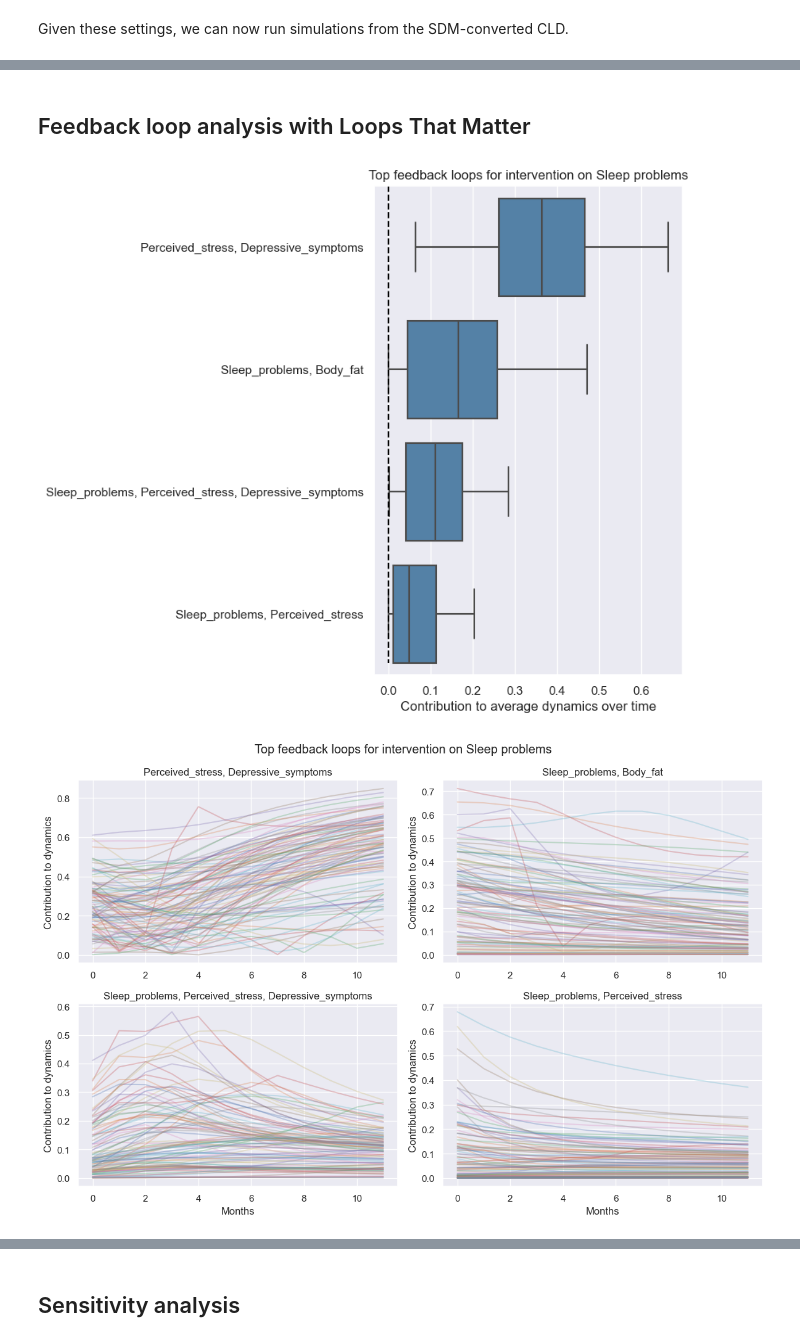
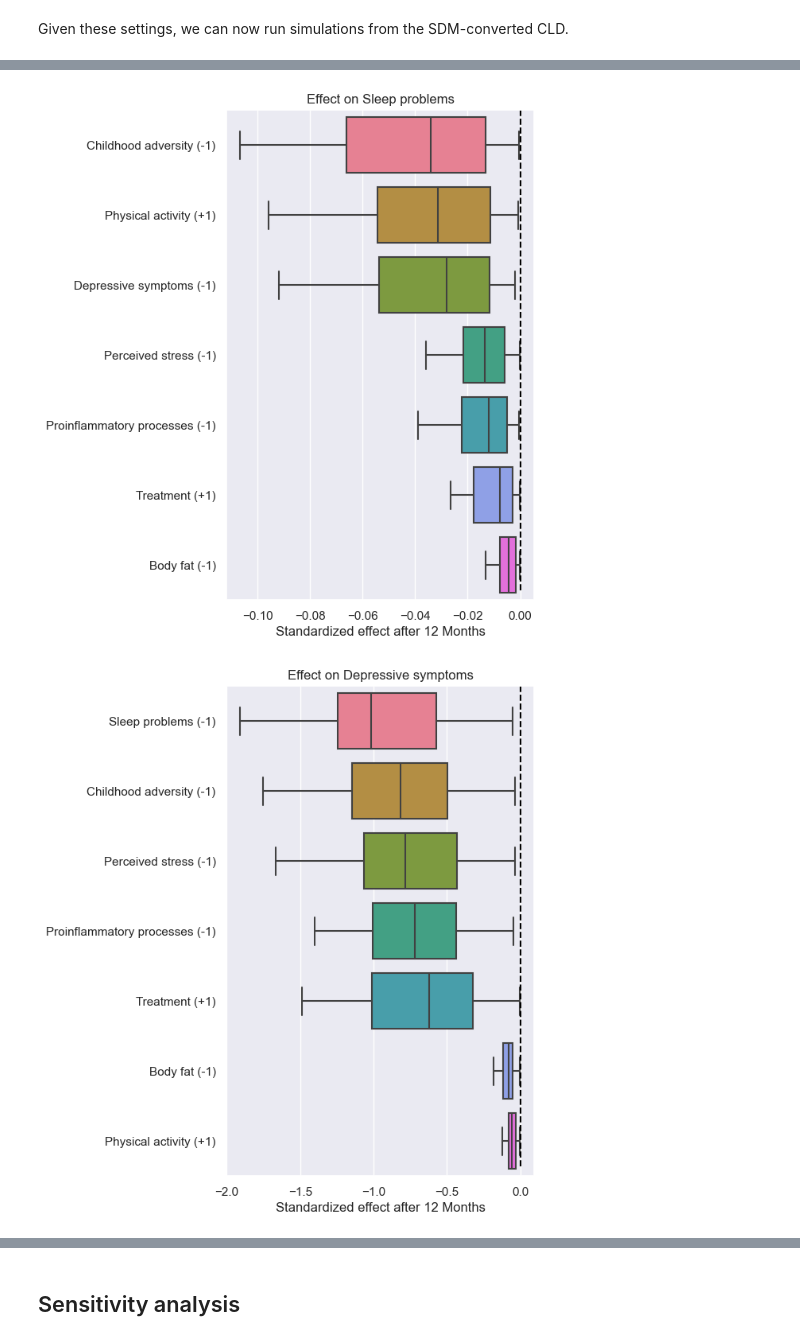
Before and after one commit to vvvasconcelos/SystemsInsightPipeline, a Jupyter notebook: tutorials/Sleep.ipynb, the cells around one changed output, grey strips where cells are left out. Cells and saved outputs as stored; diff of their text form; code cells hidden in the pictures.

Commit message:
Major revisions
Added examples, made D2D exclusively linear, removed json requirement, enabled multiple VOIs, gave directionality to interventions, and more

```diff
--- a/tutorials/Sleep.ipynb
+++ b/tutorials/Sleep.ipynb
@@ -11,20 +11,23 @@ To analyze this CLD, we will first run the initialization file, which imports th
 import os
 from systemdynamics.cld import Extract
 from systemdynamics.sdm import SDM
-from systemdynamics.plots import plot_simulated_intervention_ranking, plot_simulated_interventions, plot_feedback_loops_ranking, plot_feedback_loops_over_time
+from systemdynamics.plots import plot_simulated_intervention_ranking
 
 current_path = os.getcwd()  # Select current path
 setting_name = "Sleep"  # Specify the relevant name of the CLD (Excel and json file should match this name)
 file_path = os.path.join(current_path, f"{setting_name}.xlsx")
 settings_path = os.path.join(current_path, f'{setting_name}.json')
 
-extract = Extract(file_path, settings_path)  # Load the relevant Kumu file extraction module
+extract = Extract(file_path)  # Load the relevant Kumu file extraction module
 s = extract.extract_settings()  # Extract the settings using the json file and the Kumu table
+
+# Set simulation settings
+s.seed = 1912884
+s.N = 100  # Number of simulations
+s.t_end = 12  # Timeframe of the simulation
+s.time_unit = "Months"  # Base unit of time (time unit of t_end and dt)
+s.prior = "uniform"  # "uniform" or "halfnormal"
+s.parameter_value = 0.1 #.5  # Max range for uniform, SD for halfnormal
+
 sdm = SDM(s.df_adj, s.interactions_matrix, s)  # Load the module for formulating and simulating the SDM
-
-## Print the main simulating settings
-print("\n --- The following settings are used:")
-for sett in ["N", "time_unit", "t_end", "dt", "variable_of_interest", "max_parameter_value",
-             "double_factor_interventions", "solve_analytically"]:
-    print(sett, "=", vars(s)[sett])
 # %% [output]
@@ -45,8 +41,5 @@ solve_analytically = 1
 # %% [markdown]
 Given these settings, we can now run simulations from the SDM-converted CLD.
 # %%
-df_sol, param_samples = sdm.run_simulations()  # Run the simulated interventions
-intervention_effects = sdm.get_intervention_effects()  # Get the intervention effects
-top_plot = None  # Number of top interventions to plot
-plot_simulated_intervention_ranking(s, intervention_effects, top_plot=top_plot);  # Plot the simulated interventions ranking
-plot_simulated_interventions(s, df_sol, intervention_effects, interval_type="percentile", confidence_bounds=.95, top_plot=top_plot);  # Plot the simulated interventions
+df_sol, param_samples, eig_val_vec = sdm.run_simulations()  # Run the simulated interventions
+intervention_effects_per_voi = sdm.get_intervention_effects()  # Get the intervention effects
@@ -56,12 +46,7 @@ plot_simulated_interventions(s, df_sol, intervention_effects, interval_type="per
-# %% [markdown]
-## Feedback loop analysis with Loops That Matter
-# %%
-#assert s.interaction_terms == False, "Interaction terms must be False for the feedback loop analysis."
-int_var = None  # If set to None the highest-ranked intervention variable will be used
-df_loops, loopscores_per_sample = sdm.run_loops_that_matter(int_var)  # Run the feedback loop analysis
-cut_off_loop_importance = 0.05
-plot_feedback_loops_ranking(s, df_loops, intervention_effects, int_var, cut_off_loop_importance);
-plot_feedback_loops_over_time(s, df_loops, intervention_effects, loopscores_per_sample, int_var, cut_off_loop_importance);
-# %% [output]
-[figure, removed]
-[figure, removed]
+# %%
+for voi in s.variable_of_interest:
+    plot_simulated_intervention_ranking(s, intervention_effects_per_voi[voi],
+                                        voi, top_plot=None, order=None);  # Plot the simulated interventions ranking
+# %% [output]
+[figure, added]
+[figure, added]
```
Also changed, not shown: parts of 7 cells of this notebook, 16 other files.
